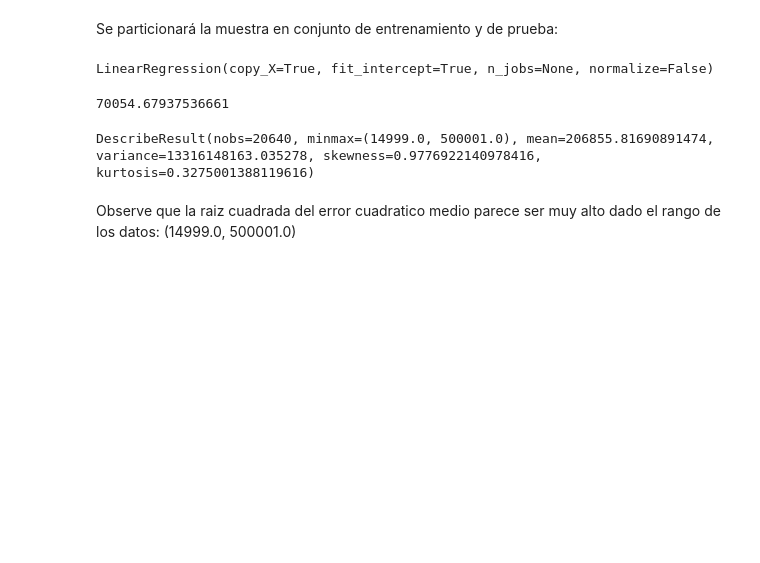
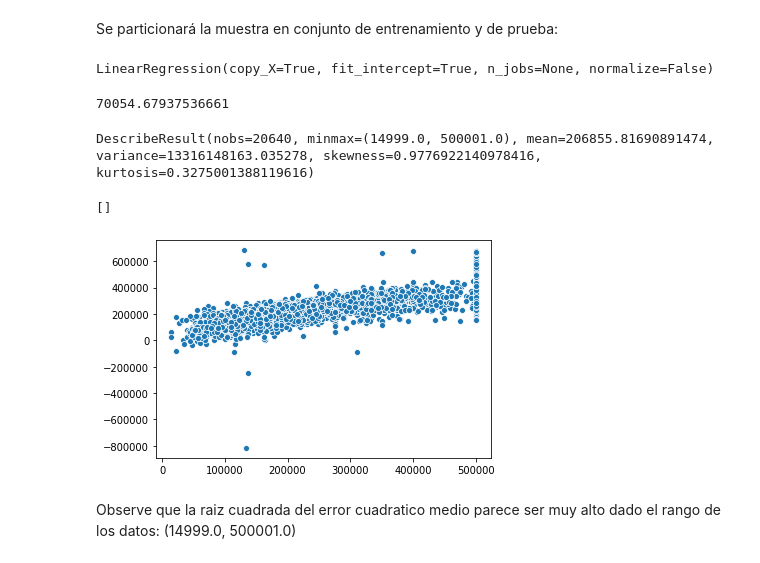
Before and after one commit to AnaAdalia/intro_ml, a Jupyter notebook: Clase10/Grid Search y optimización de modelos (1).ipynb, the cells around one changed output. Drawn from its saved outputs; the diff is of its cells as text; code cells hidden in the pictures; blank space fills up the shorter version.

```diff
--- a/Clase10/Grid Search y optimización de modelos (1).ipynb
+++ b/Clase10/Grid Search y optimización de modelos (1).ipynb
@@ -197,6 +206,11 @@ lin_rmse
 stats.describe(y)
 # %% [output]
 DescribeResult(nobs=20640, minmax=(14999.0, 500001.0), mean=206855.81690891474, variance=13316148163.035278, skewness=0.9776922140978416, kurtosis=0.3275001388119616)
+# %%
+sns.scatterplot(y_test, housing_predictions).plot()
+# %% [output]
+[]
+[figure, added]
 # %% [markdown]
 Observe que la raiz cuadrada del error cuadratico medio parece ser muy alto dado el rango de los datos: (14999.0, 500001.0)
 # %%
```
Also changed, not shown: parts of 16 cells of this notebook.
